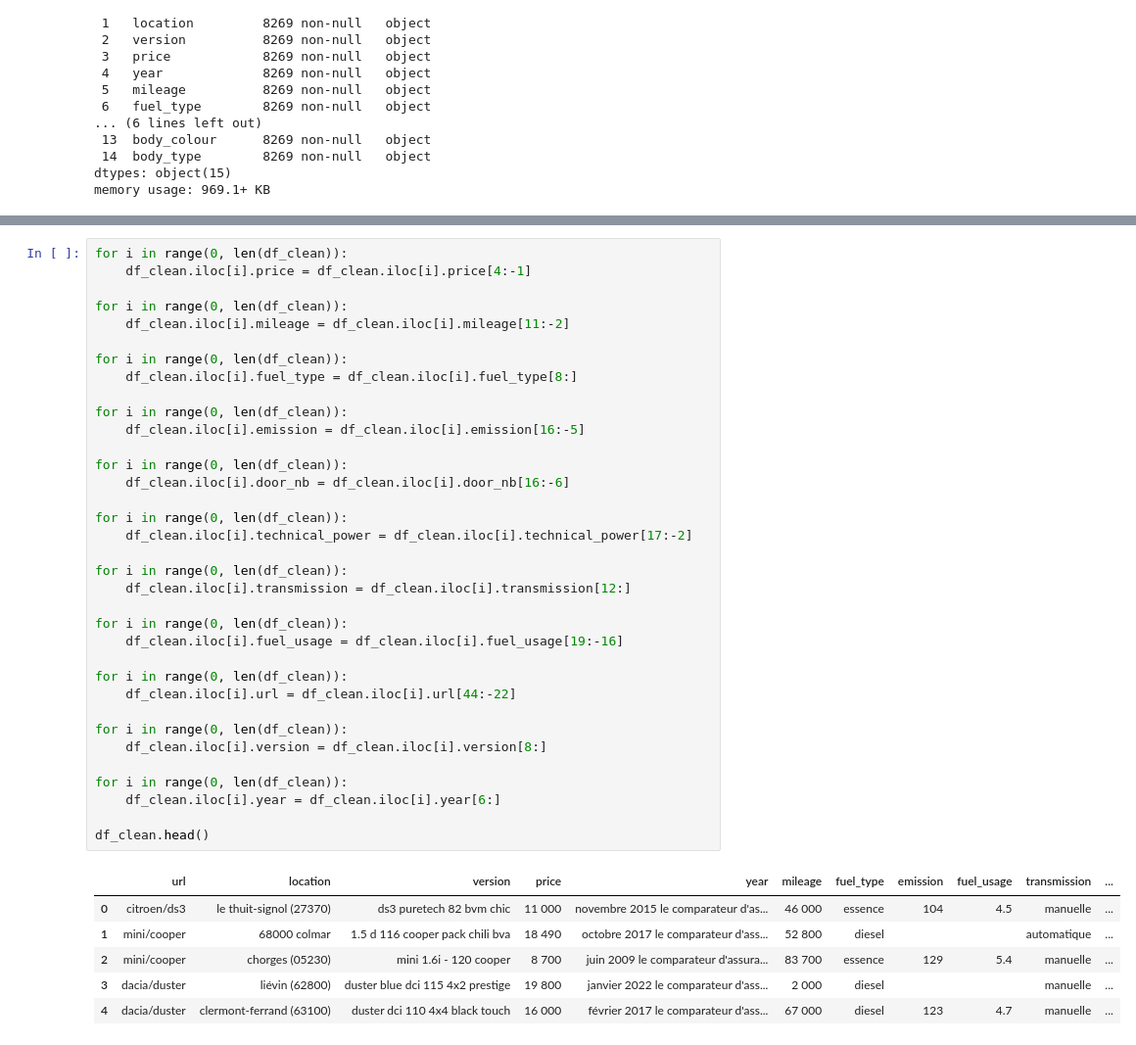
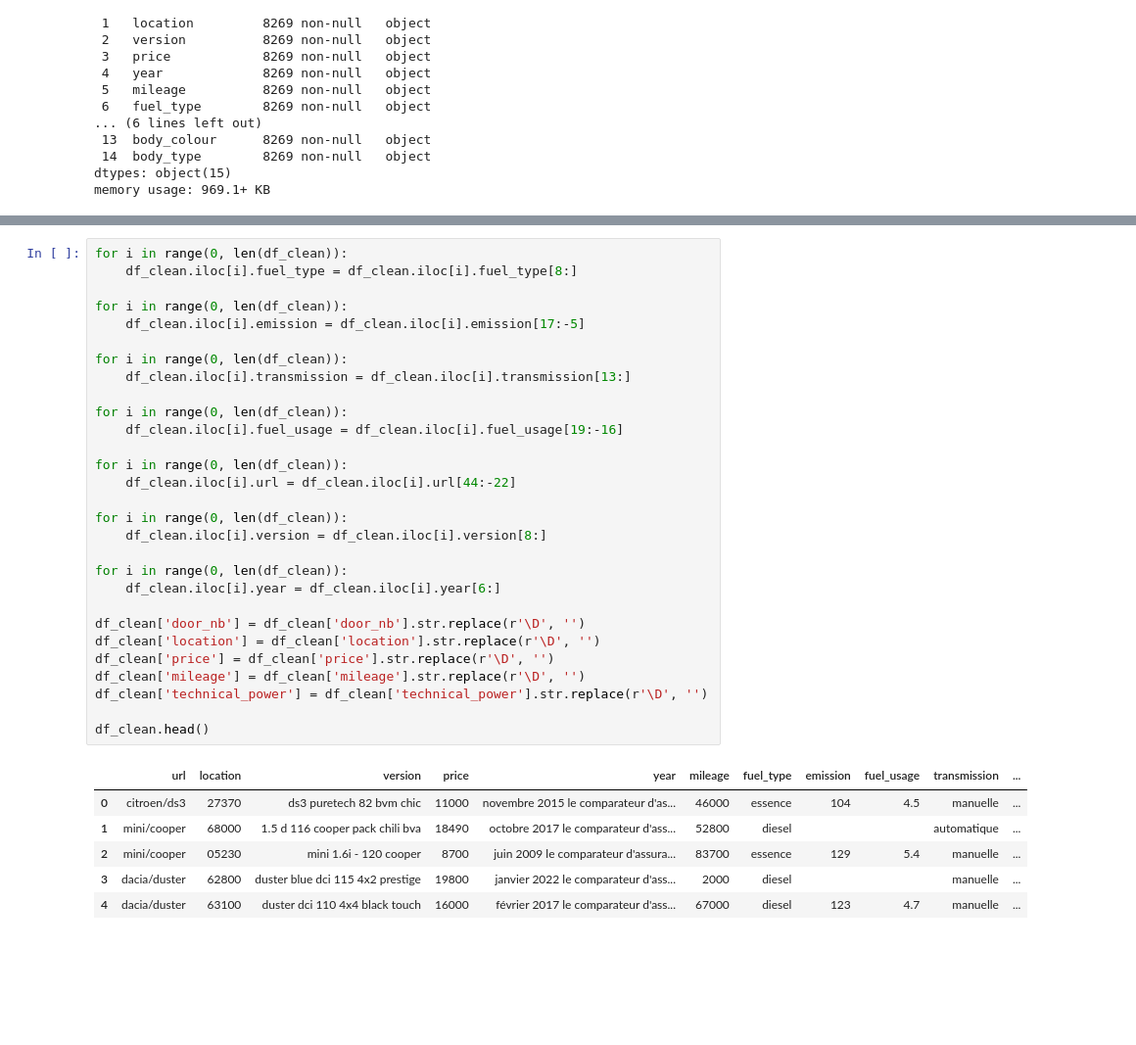
Before and after one commit to dia36u/IAParuVendu_Groupe2, a Jupyter notebook: Modele_IA/regression.ipynb, the cells around one changed output, grey strips where cells are left out. Shown: that part at 98% size. Saved outputs shown, nothing was run; the diff lists cells and outputs as text; blank space fills up the shorter version.

```diff
--- a/Modele_IA/regression.ipynb
+++ b/Modele_IA/regression.ipynb
@@ -83,45 +46,39 @@ Categories (9, object): ['4x4', 'N/A', 'berline', 'break', ..., 'coupé', 'monos
 # %%
-for i in range(0, len(df_clean)):
-    df_clean.iloc[i].price = df_clean.iloc[i].price[4:-1]
-
-for i in range(0, len(df_clean)):
-    df_clean.iloc[i].mileage = df_clean.iloc[i].mileage[11:-2]
-
 for i in range(0, len(df_clean)):
     df_clean.iloc[i].fuel_type = df_clean.iloc[i].fuel_type[8:]
 
 for i in range(0, len(df_clean)):
-    df_clean.iloc[i].emission = df_clean.iloc[i].emission[16:-5]
+    df_clean.iloc[i].emission = df_clean.iloc[i].emission[17:-5]
 
 for i in range(0, len(df_clean)):
-    df_clean.iloc[i].door_nb = df_clean.iloc[i].door_nb[16:-6]
-
-for i in range(0, len(df_clean)):
-    df_clean.iloc[i].technical_power = df_clean.iloc[i].technical_power[17:-2]
-
-for i in range(0, len(df_clean)):
-    df_clean.iloc[i].transmission = df_clean.iloc[i].transmission[12:]
+    df_clean.iloc[i].transmission = df_clean.iloc[i].transmission[13:]
 
 for i in range(0, len(df_clean)):
     df_clean.iloc[i].fuel_usage = df_clean.iloc[i].fuel_usage[19:-16]
 
 for i in range(0, len(df_clean)):
     df_clean.iloc[i].url = df_clean.iloc[i].url[44:-22]
 
 for i in range(0, len(df_clean)):
     df_clean.iloc[i].version = df_clean.iloc[i].version[8:]
 
 for i in range(0, len(df_clean)):
     df_clean.iloc[i].year = df_clean.iloc[i].year[6:]
 
+df_clean['door_nb'] = df_clean['door_nb'].str.replace(r'\D', '')
+df_clean['location'] = df_clean['location'].str.replace(r'\D', '')
+df_clean['price'] = df_clean['price'].str.replace(r'\D', '')
+df_clean['mileage'] = df_clean['mileage'].str.replace(r'\D', '')
+df_clean['technical_power'] = df_clean['technical_power'].str.replace(r'\D', '')
+
 df_clean.head()
 # %% [output]
 |  | url | location | version | price | year | mileage | fuel_type | emission | fuel_usage | transmission | ... |
-| 0 | citroen/ds3 | le thuit-signol (27370) | ds3 puretech 82 bvm chic | 11 000 | novembre 2015 le comparateur d'as... | 46 000 | essence | 104 | 4.5 | manuelle | ... |
-| 1 | mini/cooper | 68000 colmar | 1.5 d 116 cooper pack chili bva | 18 490 | octobre 2017 le comparateur d'ass... | 52 800 | diesel |  |  | automatique | ... |
-| 2 | mini/cooper | chorges (05230) | mini 1.6i - 120 cooper | 8 700 | juin 2009 le comparateur d'assura... | 83 700 | essence | 129 | 5.4 | manuelle | ... |
-| 3 | dacia/duster | liévin (62800) | duster blue dci 115 4x2 prestige | 19 800 | janvier 2022 le comparateur d'ass... | 2 000 | diesel |  |  | manuelle | ... |
-| 4 | dacia/duster | clermont-ferrand (63100) | duster dci 110 4x4 black touch | 16 000 | février 2017 le comparateur d'ass... | 67 000 | diesel | 123 | 4.7 | manuelle | ... |
+| 0 | citroen/ds3 | 27370 | ds3 puretech 82 bvm chic | 11000 | novembre 2015 le comparateur d'as... | 46000 | essence | 104 | 4.5 | manuelle | ... |
+| 1 | mini/cooper | 68000 | 1.5 d 116 cooper pack chili bva | 18490 | octobre 2017 le comparateur d'ass... | 52800 | diesel |  |  | automatique | ... |
+| 2 | mini/cooper | 05230 | mini 1.6i - 120 cooper | 8700 | juin 2009 le comparateur d'assura... | 83700 | essence | 129 | 5.4 | manuelle | ... |
+| 3 | dacia/duster | 62800 | duster blue dci 115 4x2 prestige | 19800 | janvier 2022 le comparateur d'ass... | 2000 | diesel |  |  | manuelle | ... |
+| 4 | dacia/duster | 63100 | duster dci 110 4x4 black touch | 16000 | février 2017 le comparateur d'ass... | 67000 | diesel | 123 | 4.7 | manuelle | ... |
 # %%
 df_marque=df_clean['url'].str.split('/',expand=True)
 df_clean['marque']=df_marque[0]
```
Also changed, not shown: parts of 13 cells of this notebook, 1 other file.
